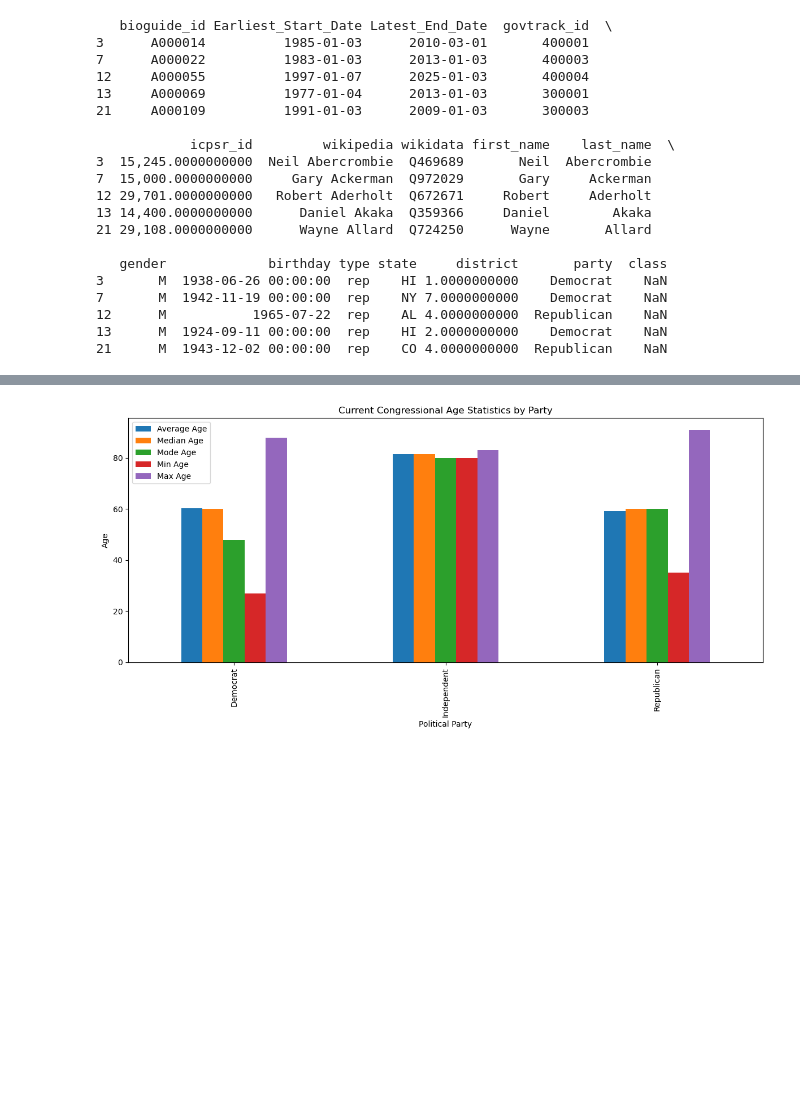
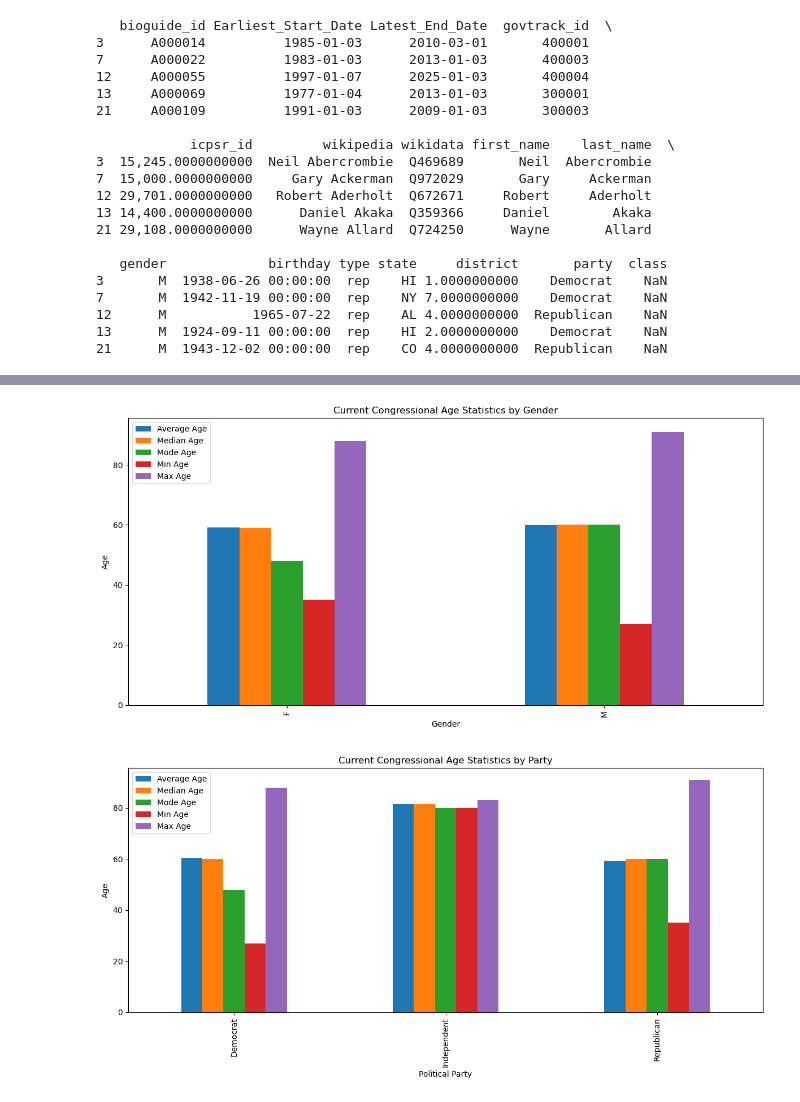
Before and after one commit to UC-Berkeley-I-School/project2_tom_quach_krishnan_adelman, a Jupyter notebook: DataLoad.ipynb, the cells around one changed output, grey strips where cells are left out. Saved outputs shown, nothing was run; the diff lists cells and outputs as text; code cells hidden in the pictures; blank space fills up the shorter version.

```diff
--- a/DataLoad.ipynb
+++ b/DataLoad.ipynb
@@ -457,3 +456,16 @@ inc_age_party
+# %%
+#age stats by party
+inc_age_gender = inc_age_gender.astype({'count': 'float64','min_age': 'float64', 'average_age': 'float64', 'median_age': 'float64', 'mode_age': 'float64', 'max_age': 'float64'})
+plot_age_gen = inc_age_gender.set_index('gender')
+plot_age_gen[['average_age', 'median_age', 'mode_age', 'min_age', 'max_age']].plot(kind='bar', figsize=(12,6))
+plt.xlabel('Gender')
+plt.ylabel('Age')
+plt.legend(['Average Age','Median Age', 'Mode Age', 'Min Age', 'Max Age'])
+plt.title('Current Congressional Age Statistics by Gender')
+plt.tight_layout()
+plt.show()
+# %% [output]
+[figure, added]
 # %%
 #age stats by party
 inc_age_party = inc_age_party.astype({'min_age': 'float64', 'average_age': 'float64', 'median_age': 'float64', 'mode_age': 'float64', 'max_age': 'float64'})
```
Also changed, not shown: parts of 1 cell of this notebook.
